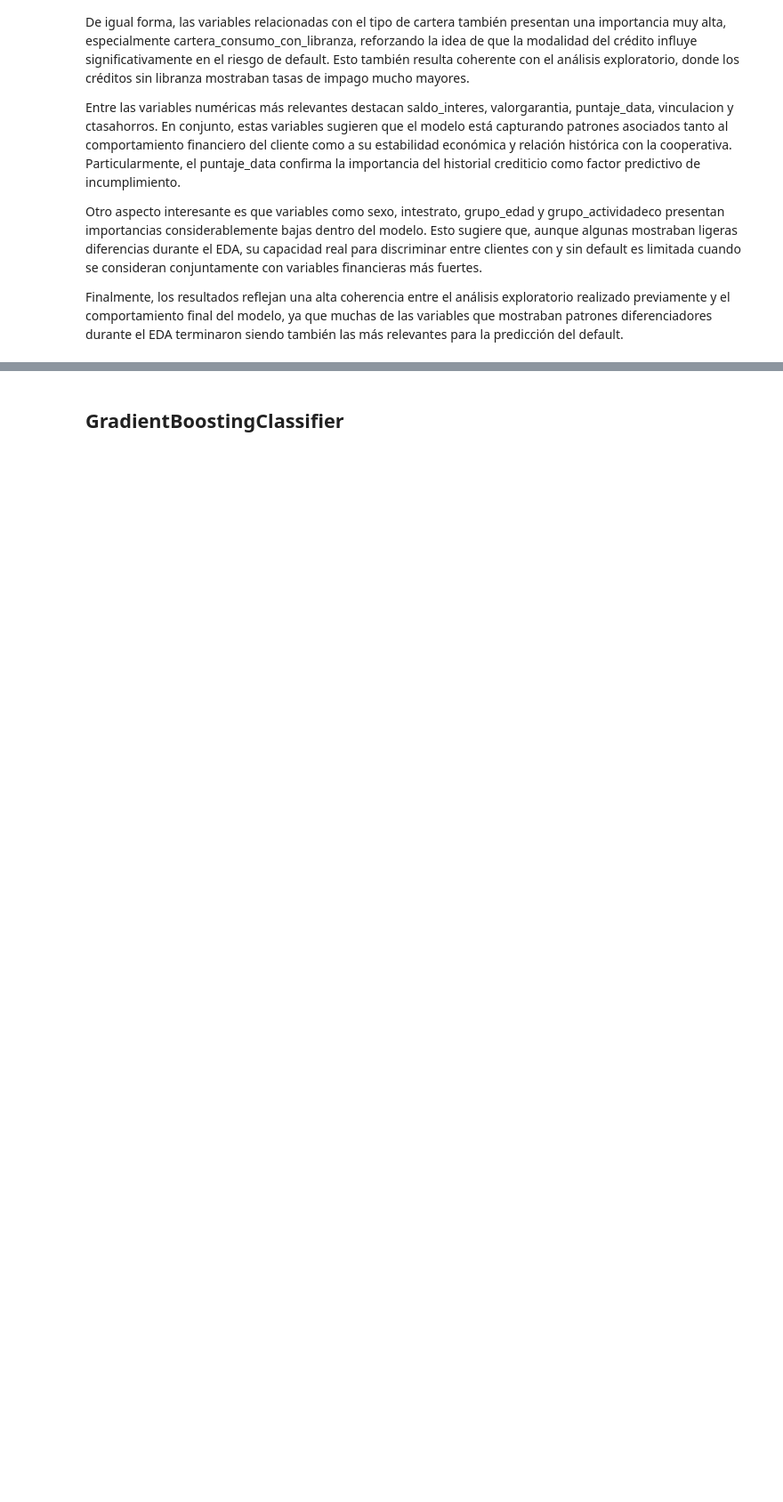
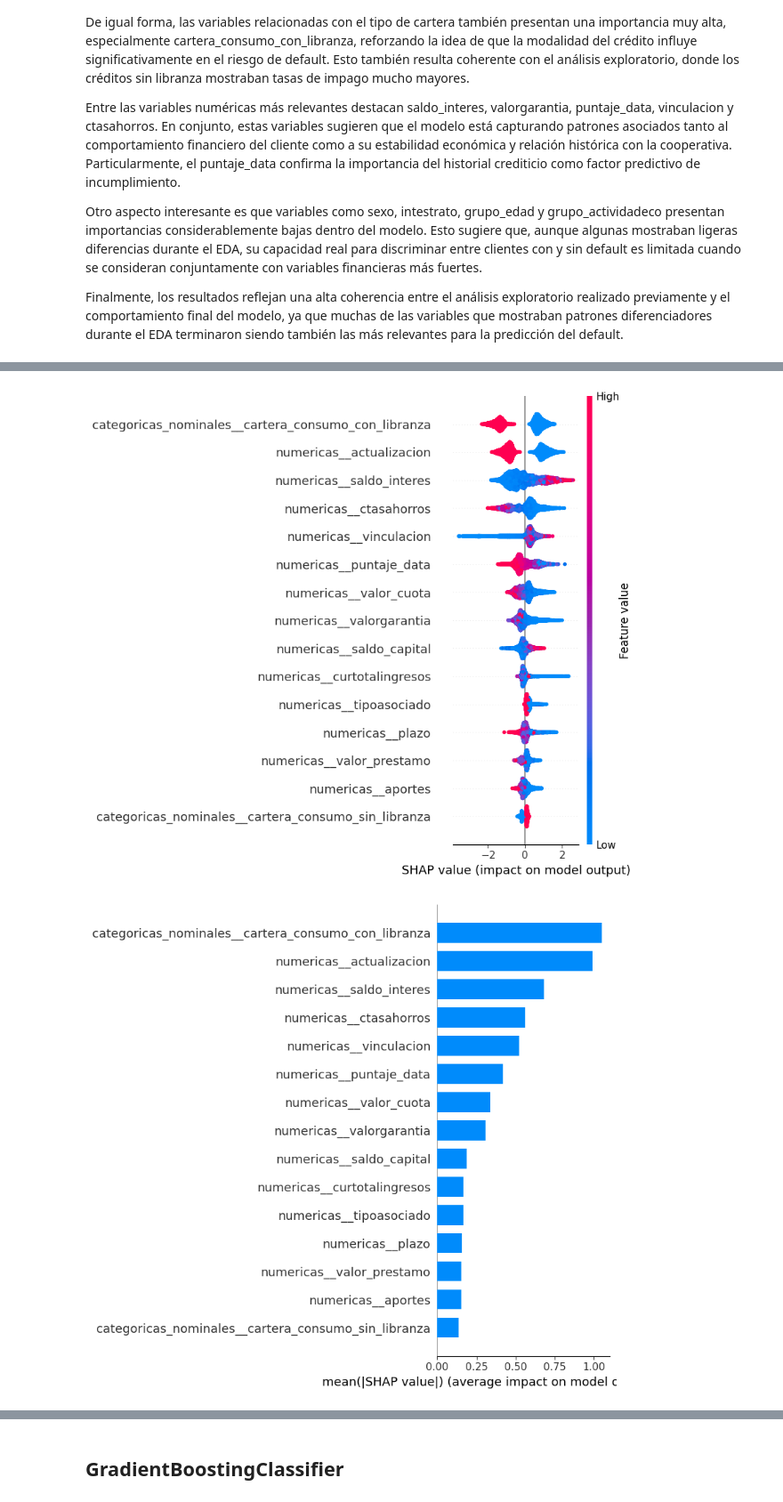
Before and after one commit to Bela1810/credit-risk-classification, a Jupyter notebook: notebooks/06_interpretación_modelos.ipynb, the cells around one changed output, grey strips where cells are left out. Shown at 89% size. Drawn from its saved outputs; the diff is of its cells as text; code cells hidden in the pictures; blank space fills up the shorter version.

Commit message:
feat: finished model interpreter

```diff
--- a/notebooks/06_interpretación_modelos.ipynb
+++ b/notebooks/06_interpretación_modelos.ipynb
@@ -80,0 +127,10 @@ Finalmente, los resultados reflejan una alta coherencia entre el análisis explo
+# %%
+cols_numericas_enteras = ['plazo', 'vinculacion', 'aportes', 'garantias', 'edad', 'tipoasociado',
+       'sexo', 'intestrato', 'actualizacion', 'grupo_ciudad', 'grupo_edad',
+       'grupo_actividadeco']
+
+cols_categoricas = ['cartera']
+
+cols_flotantes = ['valor_cuota', 'valor_prestamo', 'saldo_capital', 'saldo_interes',
+       'valorgarantia', 'ctasahorros', 'curtotalingresos', 'curtotalegresos',
+       'puntaje_data']
@@ -80,0 +156,7 @@ Finalmente, los resultados reflejan una alta coherencia entre el análisis explo
+# %%
+X_train_transformed = preprocessor.fit_transform(X_train)
+X_test_transformed = preprocessor.transform(X_test)
+# %%
+feature_names = preprocessor.get_feature_names_out()
+
+feature_names
@@ -80,0 +177,3 @@ Finalmente, los resultados reflejan una alta coherencia entre el análisis explo
+# %%
+X_train_transformed = pd.DataFrame(X_train_transformed,columns=feature_names)
+X_test_transformed = pd.DataFrame(X_test_transformed,columns=feature_names)
@@ -80,0 +198,25 @@ Finalmente, los resultados reflejan una alta coherencia entre el análisis explo
+# %%
+preprocessor = modelo_lightgbm.named_steps["preprocessing"]
+classifier = modelo_lightgbm.named_steps["classifier"]
+
+explainer = shap.TreeExplainer(classifier)
+
+# Calcular valores SHAP
+shap_values = explainer.shap_values(X_train_transformed)
+
+shap.summary_plot(
+    shap_values,
+    X_train_transformed,
+    max_display=15
+)
+
+
+shap.summary_plot(
+    shap_values,
+    X_train_transformed,
+    plot_type="bar",
+    max_display=15
+)
+# %% [output]
+[figure, added]
+[figure, added]
```
Also changed, not shown: parts of 14 cells of this notebook, 2 other files.
